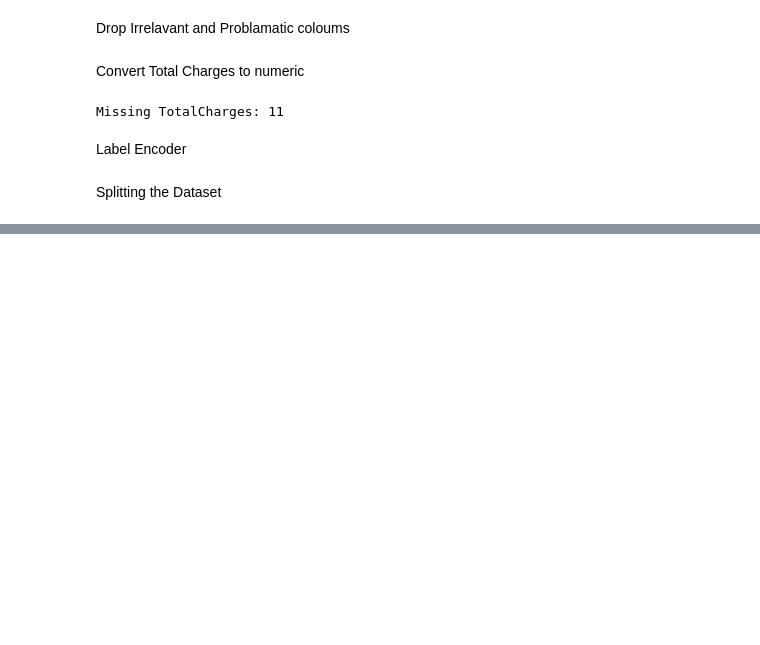
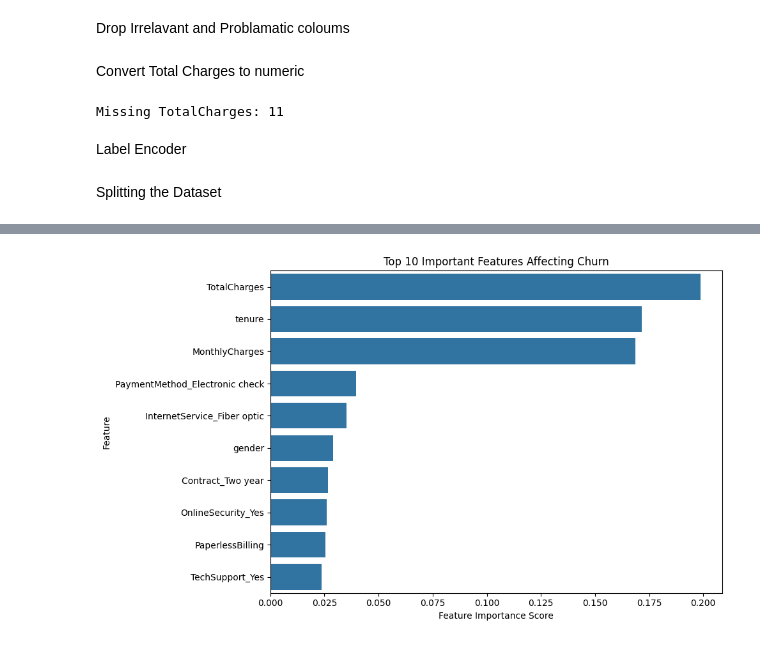
Before and after one commit to saikumartech/Customer-Churn-Prediction-Retention-Dashboard-, a Jupyter notebook: Customer_Churn_Prediction_&_Retention_Dashboard.ipynb, the cells around one changed output, grey strips where cells are left out. Saved outputs shown, nothing was run; the diff lists cells and outputs as text; code cells hidden in the pictures; blank space fills up the shorter version.

```diff
--- a/Customer_Churn_Prediction_&_Retention_Dashboard.ipynb
+++ b/Customer_Churn_Prediction_&_Retention_Dashboard.ipynb
@@ -296,0 +460,23 @@ X_train, X_test, y_train, y_test = train_test_split(X, y, test_size=0.2, random_
+# %%
+# Get feature importances
+import numpy as np
+
+importances = rf_model.feature_importances_
+features = X.columns
+
+# Create sorted DataFrame
+feat_importance_df = pd.DataFrame({
+    'Feature': features,
+    'Importance': importances
+}).sort_values(by='Importance', ascending=False)
+
+# Plot top 10
+plt.figure(figsize=(10, 6))
+sns.barplot(x='Importance', y='Feature', data=feat_importance_df.head(10))
+plt.title('Top 10 Important Features Affecting Churn')
+plt.xlabel('Feature Importance Score')
+plt.ylabel('Feature')
+plt.tight_layout()
+plt.show()
+# %% [output]
+[figure, added]
```
Also changed, not shown: parts of 14 cells of this notebook.
